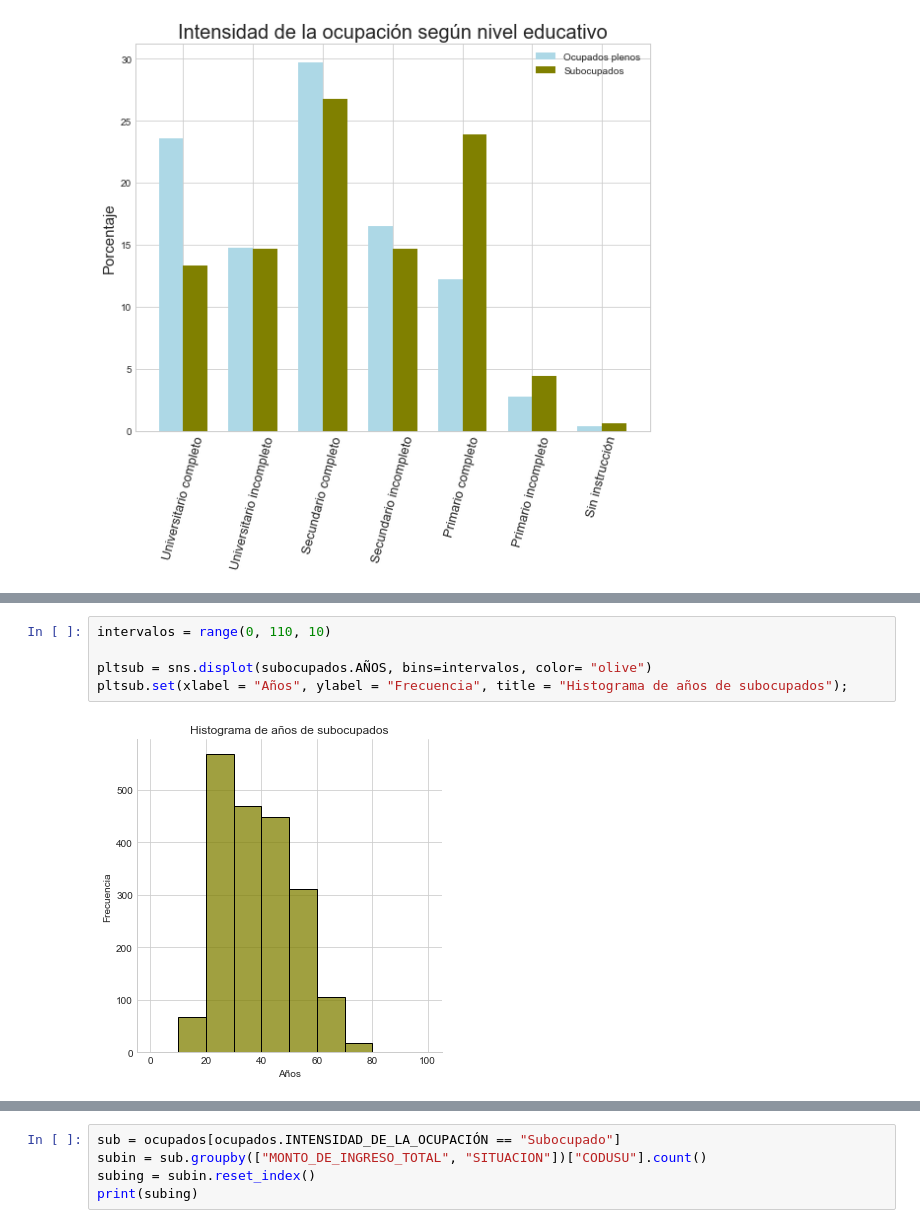
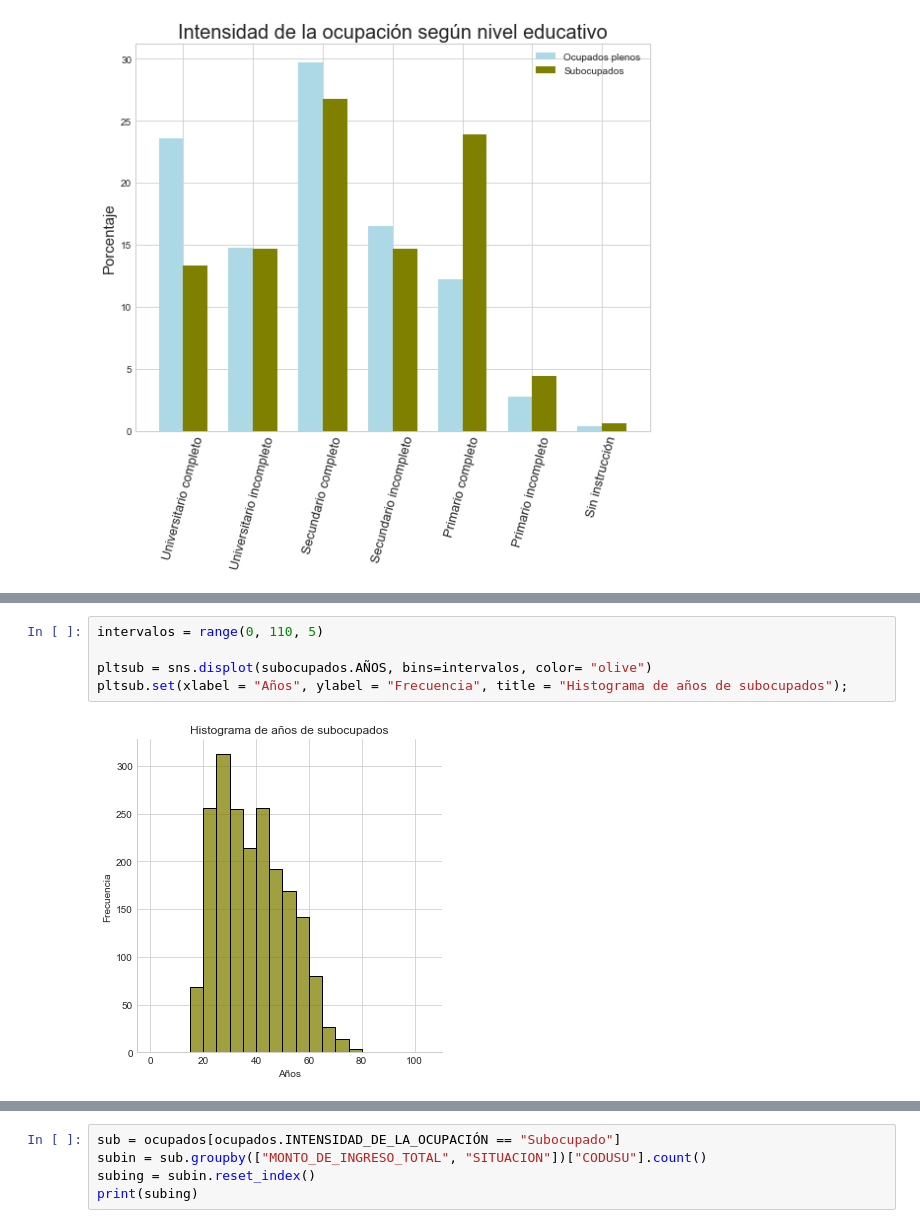
Before and after one commit to VioleCP/EPH-subocupacion, a Jupyter notebook: Subocupación Argentina.ipynb, the cells around one changed output, grey strips where cells are left out. Drawn from its saved outputs; the diff is of its cells as text.

```diff
--- a/Subocupación Argentina.ipynb
+++ b/Subocupación Argentina.ipynb
@@ -602,8 +642,8 @@ Name: CODUSU, Length: 62, dtype: int64
 # %%
-intervalos = range(0, 110, 10)
+intervalos = range(0, 110, 5)
 
 pltsub = sns.displot(subocupados.AÑOS, bins=intervalos, color= "olive")
 pltsub.set(xlabel = "Años", ylabel = "Frecuencia", title = "Histograma de años de subocupados");
 # %% [output]
-[figure, old version]
+[figure, new version]
 # %%
```
Also changed, not shown: parts of 73 cells of this notebook.
